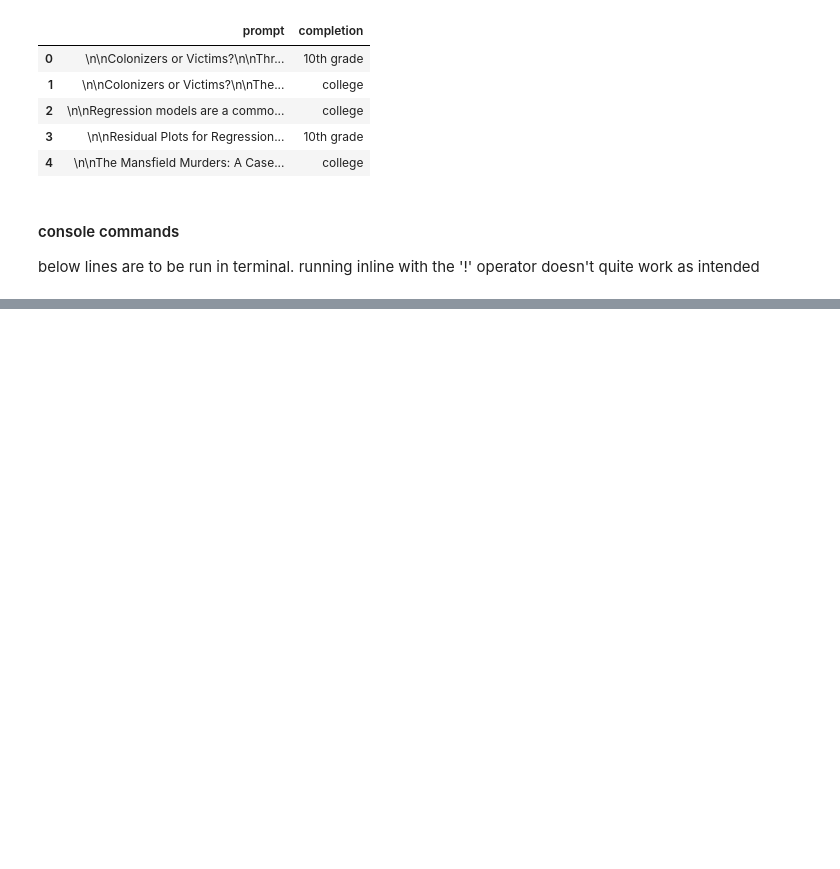
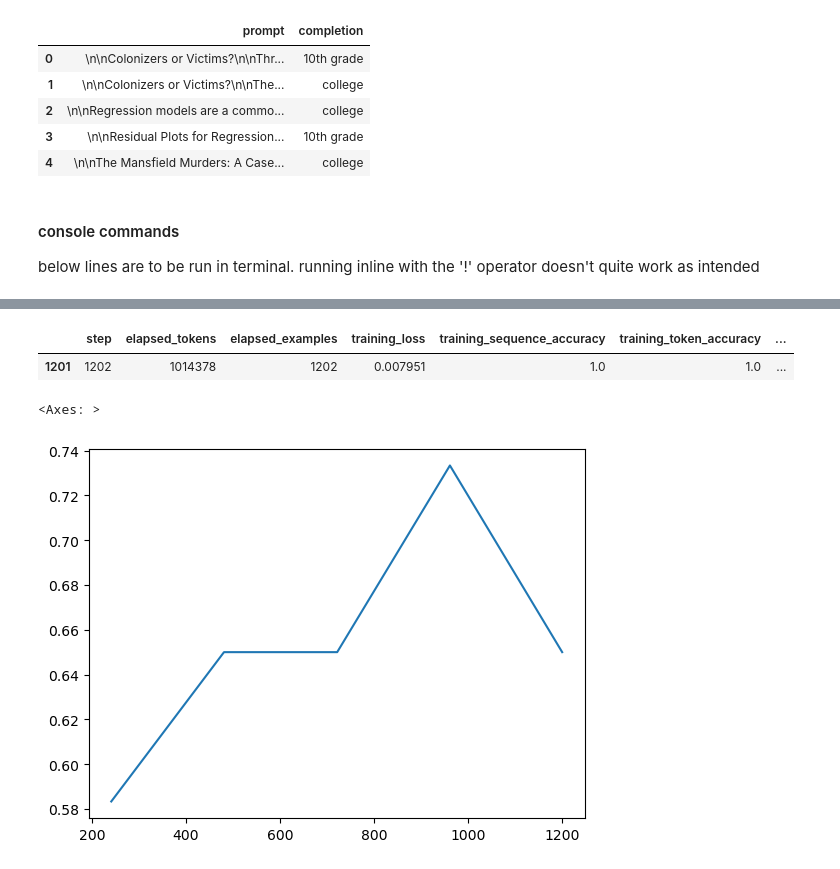
Before and after one commit to aaronomics/grad, a Jupyter notebook: model.ipynb, the cells around one changed output, grey strips where cells are left out. Saved outputs shown, nothing was run; the diff lists cells and outputs as text; code cells hidden in the pictures; blank space fills up the shorter version.

```diff
--- a/model.ipynb
+++ b/model.ipynb
@@ -67,0 +216,12 @@ print(test)
+# %%
+results = pd.read_csv('student_result4.csv')
+# %%
+results[results['classification/accuracy'].notnull()].tail(1)
+# %% [output]
+|  | step | elapsed_tokens | elapsed_examples | training_loss | training_sequence_accuracy | training_token_accuracy | ... |
+| 1201 | 1202 | 1014378 | 1202 | 0.007951 | 1.0 | 1.0 | ... |
+# %%
+results[results['classification/accuracy'].notnull()]['classification/accuracy'].plot()
+# %% [output]
+<Axes: >
+[figure, added]
```
Also changed, not shown: parts of 34 cells of this notebook, 37 other files.
